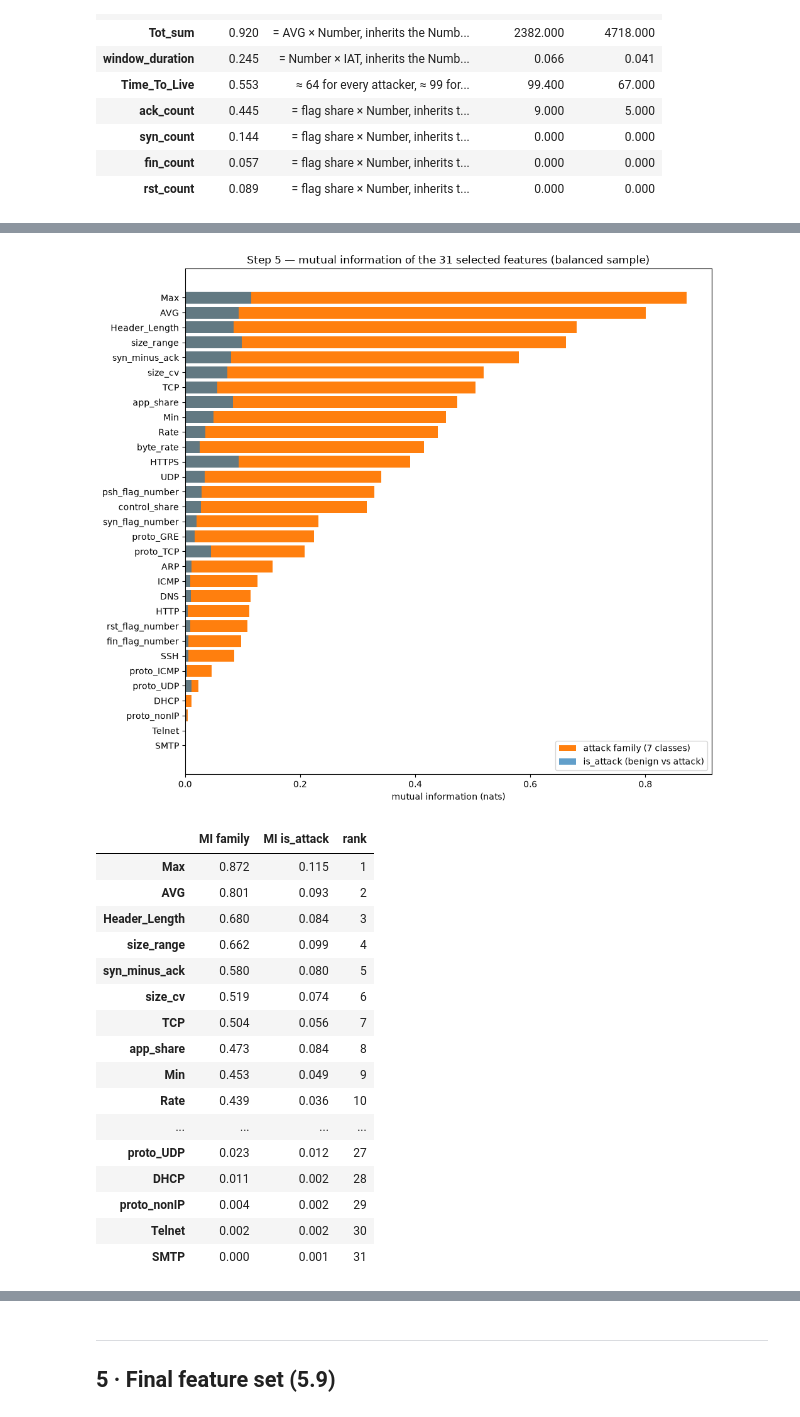
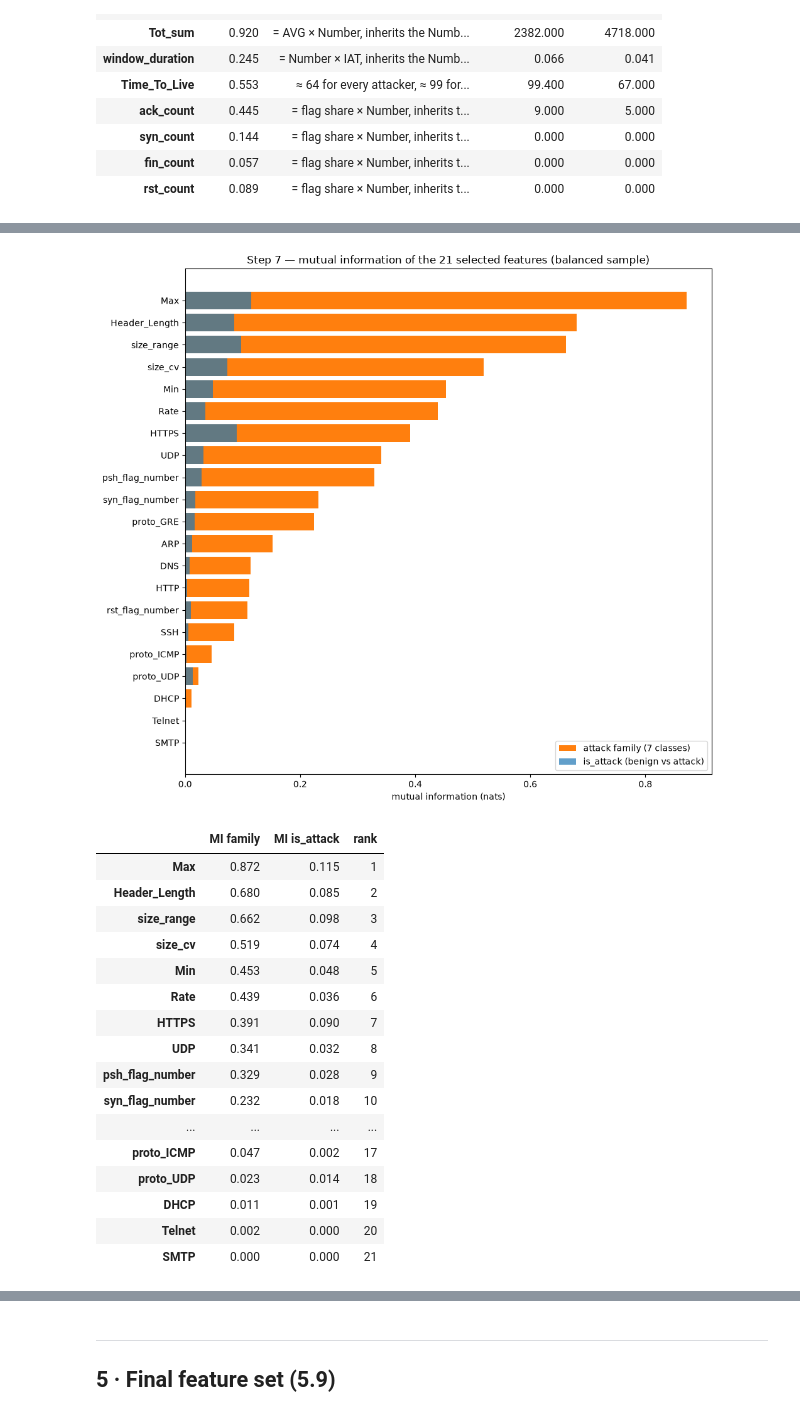
Before and after one commit to Ahmed-Hammoda/cross-network-intrusion-analysis, a Jupyter notebook: notebooks/08_features_iot23.ipynb, the cells around one changed output, grey strips where cells are left out. Saved outputs shown, nothing was run; the diff lists cells and outputs as text; code cells hidden in the pictures.

Commit message:
Redundancy rule (tested |rho| > 0.90, exact dependences, VIF <= 10), correlation assumptions and pre-modelling checks; NetFlow 44 and IoT23 21 features

```diff
--- a/notebooks/08_features_iot23.ipynb
+++ b/notebooks/08_features_iot23.ipynb
@@ -465,20 +477,16 @@ step 3 — dropped as near-constant: ['ece_flag_number', 'cwr_flag_number', 'IRC
 # %%
 cand2 = [c for c in cand if c not in DROP_NEAR]
 mi_all = pd.Series(mutual_info_classif(X.loc[BAL, cand2], yb, random_state=RANDOM_STATE, n_jobs=-1), index=cand2)
-rho = X.loc[BAL, cand2].corr(method="spearman")
-pairs = rho.where(np.triu(np.ones(rho.shape, bool), 1)).stack().rename("rho").reset_index()
-pairs = pairs[pairs["rho"].abs() >= 0.95].assign(a=lambda p: p["rho"].abs()).sort_values("a", ascending=False)
-DROP_CORR = {}
-for _, p in pairs.iterrows():
-    a, b = p["level_0"], p["level_1"]
-    if a in DROP_CORR or b in DROP_CORR:
-        continue
-    lose, keep = (a, b) if mi_all[a] < mi_all[b] else (b, a)
-    DROP_CORR[lose] = f"|rho| = {abs(p['rho']):.3f} with {keep}, lower MI ({mi_all[lose]:.3f} vs {mi_all[keep]:.3f})"
-corr_tab = pairs.rename(columns={"level_0": "feature A", "level_1": "feature B"})[["feature A", "feature B", "rho"]]
+XB = X.loc[BAL, cand2].astype("float64")
+
+# step 4: every pair with |rho| >= 0.85 is tested, so that pairs near the threshold are decided by the test, not by rounding
+near_pairs = strong_pairs(XB, RHO_LIMIT - 0.05)
+corr_tab = test_pairs(XB, near_pairs)
+DROP_CORR = drop_redundant_pairs(corr_tab, mi_all)
 corr_tab["MI A"], corr_tab["MI B"] = mi_all[corr_tab["feature A"]].values, mi_all[corr_tab["feature B"]].values
 corr_tab["dropped"] = [a if a in DROP_CORR else b if b in DROP_CORR else "—" for a, b in zip(corr_tab["feature A"], corr_tab["feature B"])]
 corr_tab.to_csv(TABLE_DIR / "IoT23_fe_correlated_pairs.csv", index=False)
-print("step 4 — dropped as correlated:", list(DROP_CORR))
-corr_tab.round(3)
+print(f"step 4 — {len(near_pairs)} pairs with |rho| >= {RHO_LIMIT - 0.05:.2f} tested against H0: |rho| <= {RHO_LIMIT}; "
+      f"dropped as correlated: {list(DROP_CORR)}")
+corr_tab.round(4)
 # %% [output]
@@ -488,0 +502,10 @@ step 4 — dropped as correlated: ['ack_flag_number', 'Std']
+# %%
+cand3 = [c for c in cand2 if c not in DROP_CORR]
+DROP_EXACT = exact_dependences(XB[cand3], mi_all)                     # step 5
+cand4 = [c for c in cand3 if c not in DROP_EXACT]
+DROP_VIF, vif_tab = vif_prune(XB[cand4])                              # step 6
+vif_tab.to_csv(TABLE_DIR / "IoT23_fe_vif.csv")
+print("step 5 — dropped as exact linear dependences:", list(DROP_EXACT))
+print(f"step 6 — dropped for multicollinearity (VIF > {VIF_LIMIT:g}):", list(DROP_VIF))
+display(pd.Series({**DROP_EXACT, **DROP_VIF}, name="reason", dtype="object").to_frame())
+vif_tab.head(15).round(2)
@@ -489,35 +540,35 @@ step 4 — dropped as correlated: ['ack_flag_number', 'Std']
 # %%
-FINAL = [c for c in cand2 if c not in DROP_CORR]
+FINAL = [c for c in cand4 if c not in DROP_VIF]
 mi_att = pd.Series(mutual_info_classif(X.loc[BAL, FINAL], df.loc[BAL, "is_attack"], random_state=RANDOM_STATE, n_jobs=-1), index=FINAL)
 rank = pd.DataFrame({"MI family": mi_all[FINAL], "MI is_attack": mi_att}).sort_values("MI family", ascending=False)
 rank["rank"] = range(1, len(rank) + 1)
 rank.to_csv(TABLE_DIR / "IoT23_fe_mi_ranking.csv")
 
 fig, ax = plt.subplots(figsize=(10, 9))
 r = rank.iloc[::-1]
 ax.barh(r.index, r["MI family"], color="tab:orange", label="attack family (7 classes)")
 ax.barh(r.index, r["MI is_attack"], color="tab:blue", alpha=.7, label="is_attack (benign vs attack)")
 ax.set_xlabel("mutual information (nats)"); ax.legend(loc="lower right")
-ax.set_title(f"Step 5 — mutual information of the {len(FINAL)} selected features (balanced sample)")
+ax.set_title(f"Step 7 — mutual information of the {len(FINAL)} selected features (balanced sample)")
 plt.tight_layout(); savefig("mi_ranking")
 rank.round(3)
 # %% [output]
-[figure, old version]
+[figure, new version]
 |  | MI family | MI is_attack | rank |
 | Max | 0.872 | 0.115 | 1 |
-| AVG | 0.801 | 0.093 | 2 |
-| Header_Length | 0.680 | 0.084 | 3 |
-| size_range | 0.662 | 0.099 | 4 |
-| syn_minus_ack | 0.580 | 0.080 | 5 |
-| size_cv | 0.519 | 0.074 | 6 |
-| TCP | 0.504 | 0.056 | 7 |
-| app_share | 0.473 | 0.084 | 8 |
-| Min | 0.453 | 0.049 | 9 |
-| Rate | 0.439 | 0.036 | 10 |
+| Header_Length | 0.680 | 0.085 | 2 |
+| size_range | 0.662 | 0.098 | 3 |
+| size_cv | 0.519 | 0.074 | 4 |
+| Min | 0.453 | 0.048 | 5 |
+| Rate | 0.439 | 0.036 | 6 |
+| HTTPS | 0.391 | 0.090 | 7 |
+| UDP | 0.341 | 0.032 | 8 |
+| psh_flag_number | 0.329 | 0.028 | 9 |
+| syn_flag_number | 0.232 | 0.018 | 10 |
 | ... | ... | ... | ... |
-| proto_UDP | 0.023 | 0.012 | 27 |
-| DHCP | 0.011 | 0.002 | 28 |
-| proto_nonIP | 0.004 | 0.002 | 29 |
-| Telnet | 0.002 | 0.002 | 30 |
-| SMTP | 0.000 | 0.001 | 31 |
+| proto_ICMP | 0.047 | 0.002 | 17 |
+| proto_UDP | 0.023 | 0.014 | 18 |
+| DHCP | 0.011 | 0.001 | 19 |
+| Telnet | 0.002 | 0.000 | 20 |
+| SMTP | 0.000 | 0.000 | 21 |
 # %% [markdown]
```
Also changed, not shown: parts of 16 cells of this notebook, 45 other files.
